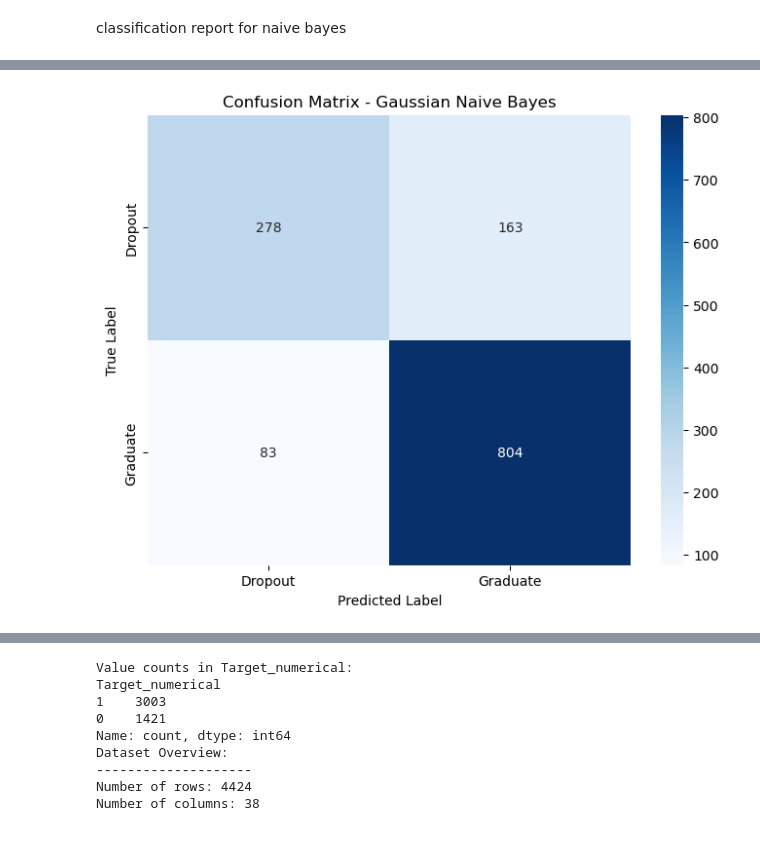
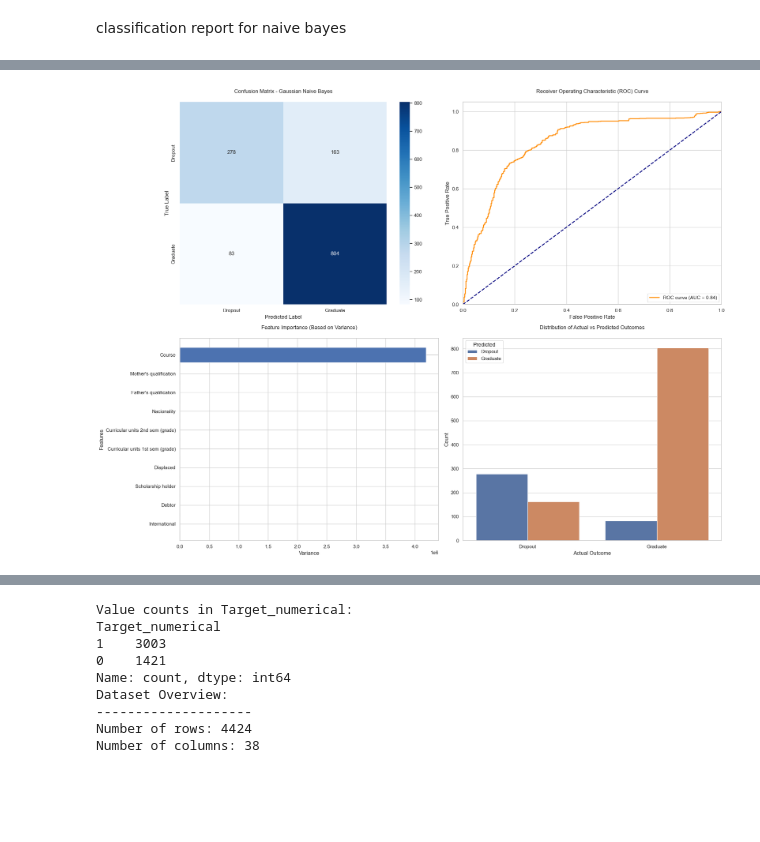
Before and after one commit to azeiber/student-droupout-detection, a Jupyter notebook: Studentdropoutandacademicsuccess.ipynb, the cells around one changed output, grey strips where cells are left out. Drawn from its saved outputs; the diff is of its cells as text; code cells hidden in the pictures; blank space fills up the shorter version.

```diff
--- a/Studentdropoutandacademicsuccess.ipynb
+++ b/Studentdropoutandacademicsuccess.ipynb
@@ -1262,10 +1214,15 @@ classification report for naive bayes
 import pandas as pd
 import numpy as np
 from sklearn.naive_bayes import GaussianNB
-from sklearn.model_selection import train_test_split
-from sklearn.metrics import classification_report, confusion_matrix
+from sklearn.model_selection import train_test_split, cross_val_score
+from sklearn.metrics import classification_report, confusion_matrix, roc_curve, auc
+from sklearn.preprocessing import label_binarize
 import matplotlib.pyplot as plt
 import seaborn as sns
+
+# Set style for better visualizations
+plt.style.use('default')  # Using default style instead of seaborn
+sns.set_theme(style="whitegrid")  # Using seaborn's built-in theme
 
 # Load the cleaned data
 df_cleaned = pd.read_csv('cleaned_data.csv')
@@ -1300,26 +1257,87 @@ gnb.fit(X_train, y_train)
 
 # Make predictions
 y_pred = gnb.predict(X_test)
+y_pred_proba = gnb.predict_proba(X_test)
 
-# Print classification report
-print("Classification Report:")
-print(classification_report(y_test, y_pred))
+# Print detailed classification report
+print("Detailed Classification Report:")
+print(classification_report(y_test, y_pred, target_names=['Dropout', 'Graduate']))
 
-# Create confusion matrix
+# Create a figure with multiple subplots
+plt.figure(figsize=(20, 15))
+
+# 1. Enhanced Confusion Matrix
+plt.subplot(2, 2, 1)
 cm = confusion_matrix(y_test, y_pred)
-
-# Plot confusion matrix
-plt.figure(figsize=(8, 6))
 sns.heatmap(cm, annot=True, fmt='d', cmap='Blues',
             xticklabels=['Dropout', 'Graduate'],
             yticklabels=['Dropout', 'Graduate'])
-plt.title('Confusion Matrix - Gaussian Naive Bayes')
+plt.title('Confusion Matrix - Gaussian Naive Bayes', pad=20)
 plt.ylabel('True Label')
 plt.xlabel('Predicted Label')
+
+# 2. ROC Curve
+plt.subplot(2, 2, 2)
+y_test_bin = label_binarize(y_test, classes=['Dropout', 'Graduate'])
+fpr, tpr, _ = roc_curve(y_test_bin, y_pred_proba[:, 1])
+roc_auc = auc(fpr, tpr)
+plt.plot(fpr, tpr, color='darkorange', lw=2, label=f'ROC curve (AUC = {roc_auc:.2f})')
+plt.plot([0, 1], [0, 1], color='navy', lw=2, linestyle='--')
+plt.xlim([0.0, 1.0])
+plt.ylim([0.0, 1.05])
+plt.xlabel('False Positive Rate')
+plt.ylabel('True Positive Rate')
+plt.title('Receiver Operating Characteristic (ROC) Curve', pad=20)
+plt.legend(loc="lower right")
+
+# 3. Feature Importance Plot
+plt.subplot(2, 2, 3)
+feature_importance = pd.DataFrame({
+    'Feature': features,
+    'Importance': np.var(X_train, axis=0)
+})
+feature_importance = feature_importance.sort_values('Importance', ascending=True)
+plt.barh(feature_importance['Feature'], feature_importance['Importance'])
+plt.title('Feature Importance (Based on Variance)', pad=20)
+plt.xlabel('Variance')
+plt.ylabel('Features')
+
+# 4. Distribution of Predictions
+plt.subplot(2, 2, 4)
+prediction_dist = pd.DataFrame({
+    'Actual': y_test,
+    'Predicted': y_pred
+})
+sns.countplot(data=prediction_dist, x='Actual', hue='Predicted')
+plt.title('Distribution of Actual vs Predicted Outcomes', pad=20)
+plt.xlabel('Actual Outcome')
+plt.ylabel('Count')
+
+plt.tight_layout()
 plt.show()
 
-# Print feature importance (based on variance)
-print("\nFeature Importance (based on variance):")
-for feature, importance in zip(features, np.var(X_train, axis=0)):
-    print(f"{feature}: {importance:.4f}")
+# Print additional statistics
+print("\nAdditional Statistics:")
+print(f"Total number of students analyzed: {len(df_filtered)}")
+print(f"Training set size: {len(X_train)}")
+print(f"Testing set size: {len(X_test)}")
+
+# Cross-validation scores
+cv_scores = cross_val_score(gnb, X, y, cv=5)
+print(f"\nCross-validation scores: {cv_scores}")
+print(f"Average CV score: {cv_scores.mean():.3f} (+/- {cv_scores.std() * 2:.3f})")
+
+# Print detailed feature importance
+print("\nDetailed Feature Importance Analysis:")
+feature_stats = pd.DataFrame({
+    'Feature': features,
+    'Variance': np.var(X_train, axis=0),
+    'Mean': np.mean(X_train, axis=0),
+    'Std': np.std(X_train, axis=0)
+})
+print(feature_stats.sort_values('Variance', ascending=False))
+
+# Print class distribution
+print("\nClass Distribution:")
+print(df_filtered['Target'].value_counts(normalize=True).round(3))
 # %% [output]
@@ -1327,9 +1345,9 @@ Classification Report:
               precision    recall  f1-score   support
 
      Dropout       0.77      0.63      0.69       441
     Graduate       0.83      0.91      0.87       887
 
     accuracy                           0.81      1328
    macro avg       0.80      0.77      0.78      1328
 weighted avg       0.81      0.81      0.81      1328
-[figure, old version]
+[figure, new version]
```
Also changed, not shown: parts of 4 cells of this notebook.
